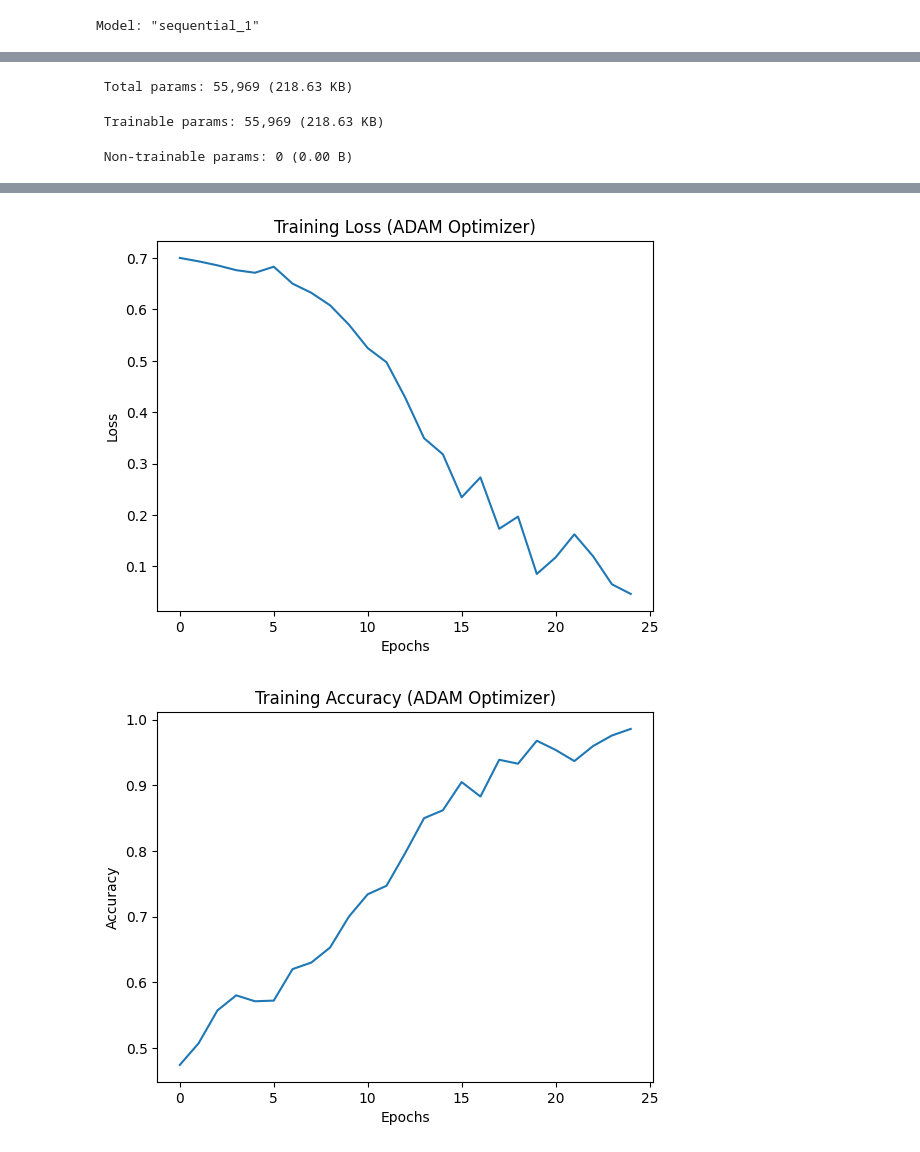
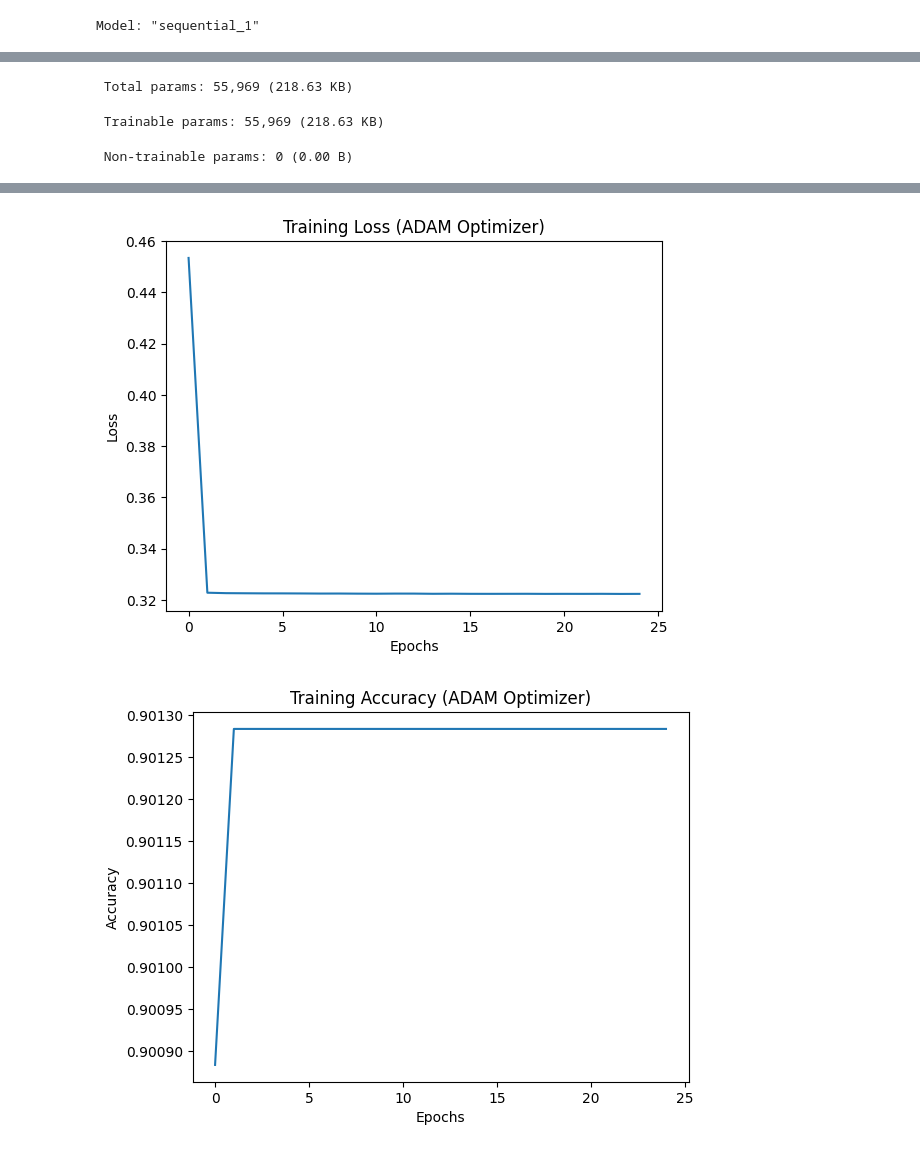
Before and after one commit to patilneha-05/01AML309_DEEP-LEARNING-LAB, a Jupyter notebook: EXP01-B.ipynb, the cells around one changed output, grey strips where cells are left out. Cells and saved outputs as stored; diff of their text form; code cells hidden in the pictures.

Commit message:
Replace dataset to MNIST dataset from both files

```diff
--- a/EXP01-B.ipynb
+++ b/EXP01-B.ipynb
@@ -131,7 +146,7 @@ from tensorflow.keras.layers import Dense
 from tensorflow.keras.optimizers import SGD
 
 # -----------------------------
-# Model Definition
+# Model Definition (UNCHANGED)
 # -----------------------------
 model = Sequential()
 
@@ -142,6 +157,7 @@ model.add(Dense(
     kernel_initializer='he_normal',
     input_shape=(20,)
 ))
+
 # Hidden layers
 model.add(Dense(128, activation='relu', kernel_initializer='he_normal'))  # 2
 model.add(Dense(128, activation='relu', kernel_initializer='he_normal'))  # 3
@@ -156,11 +172,8 @@ model.add(Dense(16, activation='relu', kernel_initializer='he_normal'))   # 9
 model.add(Dense(1, activation='sigmoid'))
 
 # -----------------------------
-# SGD Optimizer
+# Compile Model (UNCHANGED)
 # -----------------------------
-sgd = SGD(learning_rate=0.01)
-
-# Compile model
 model.compile(
     optimizer='adam',
     loss='binary_crossentropy',
@@ -170,13 +183,28 @@ model.compile(
 model.summary()
 
 # -----------------------------
-# Dummy Dataset
+# MNIST Dataset (ONLY CHANGE)
 # -----------------------------
-X_train = np.random.rand(1000, 20)
-y_train = np.random.randint(0, 2, size=(1000, 1))
+(X_train, y_train), (X_test, y_test) = tf.keras.datasets.mnist.load_data()
+
+# Flatten images
+X_train = X_train.reshape(-1, 784)
+X_test = X_test.reshape(-1, 784)
+
+# Take first 20 features to match input shape
+X_train = X_train[:, :20]
+X_test = X_test[:, :20]
+
+# Normalize
+X_train = X_train / 255.0
+X_test = X_test / 255.0
+
+# Convert labels to binary (0 vs non-zero)
+y_train = (y_train > 0).astype(int)
+y_test = (y_test > 0).astype(int)
 
 # -----------------------------
-# Train Model
+# Train Model (UNCHANGED)
 # -----------------------------
 history = model.fit(
     X_train,
@@ -187,7 +215,7 @@ history = model.fit(
 )
 
 # -----------------------------
-# Visualization Graphs
+# Visualization Graphs (UNCHANGED)
 # -----------------------------
 
 # Loss Graph
@@ -247,2 +275,2 @@ Epoch 25/25
-[figure, old version]
+[figure, new version]
-[figure, old version]
+[figure, new version]
```
Also changed, not shown: parts of 2 cells of this notebook, 1 other file.
